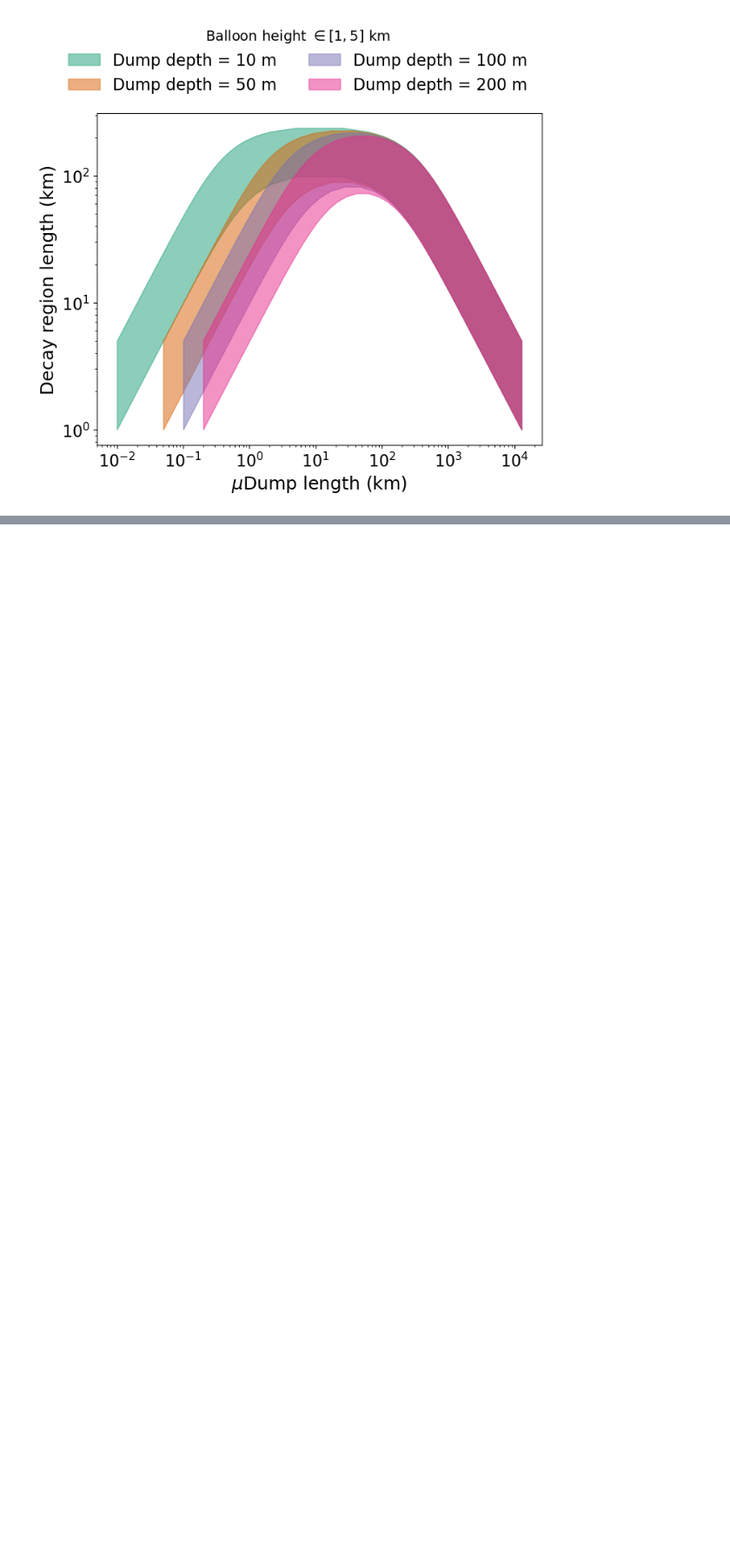
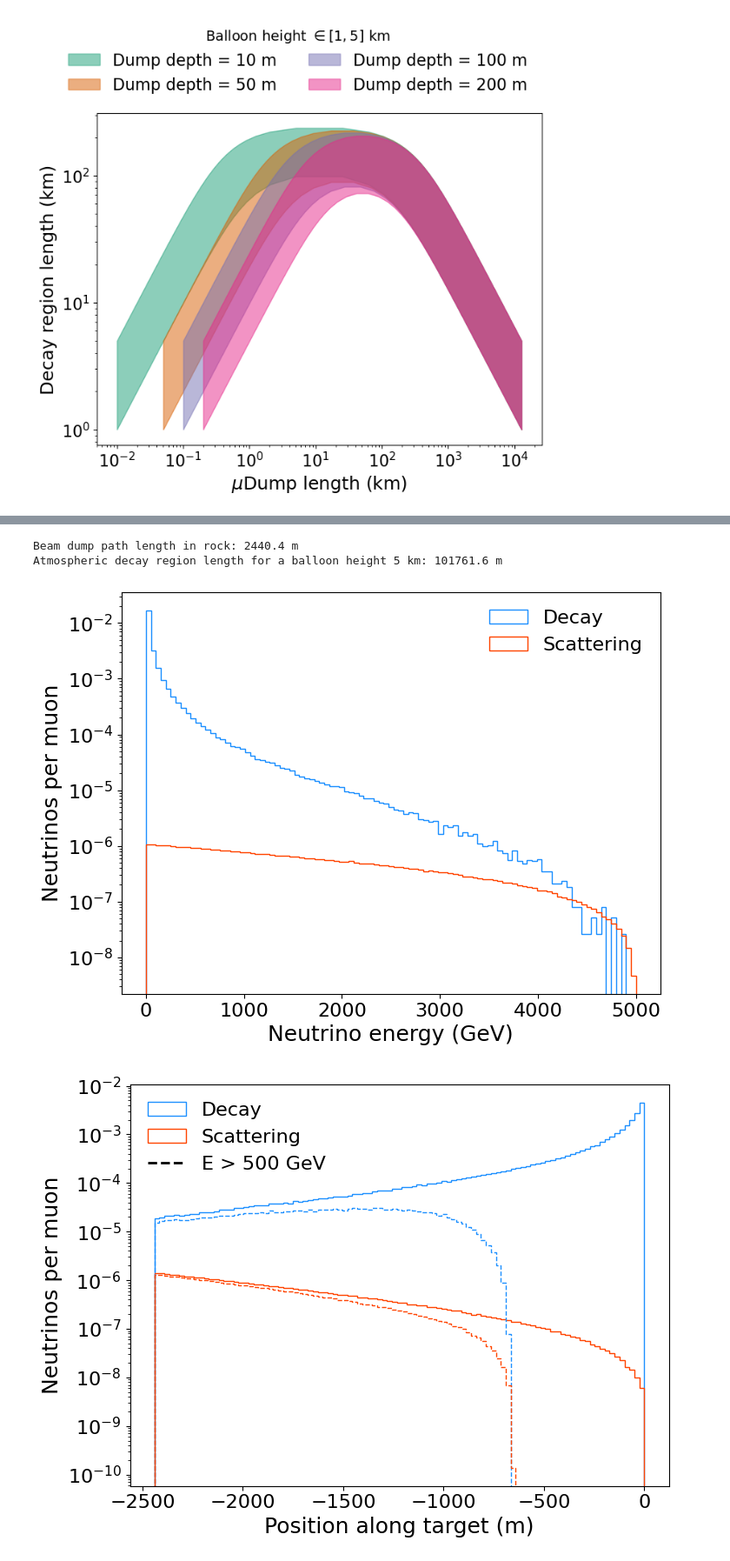
Before and after one commit to nickkamp1/NeutrinoFactoryHNL, a Jupyter notebook: BalloonSandbox.ipynb, the cells around one changed output, grey strips where cells are left out. Shown at 87% size. Drawn from its saved outputs; the diff is of its cells as text; code cells hidden in the pictures; blank space fills up the shorter version.

```diff
--- a/BalloonSandbox.ipynb
+++ b/BalloonSandbox.ipynb
@@ -679,0 +754,54 @@ plt.show()
+# %%
+geom = HNLFluxGeometry(
+        E_mu=5000,
+        dump_depth=100,
+        dump_angle = 1.53
+        )
+# %% [output]
+Beam dump path length in rock: 2440.4 m
+Atmospheric decay region length for a balloon height 5 km: 101761.6 m
+# %%
+m_N = 0
+N_samples = 1000000
+samples_decay = geom.sample_production_points_weighted(m_N,1,N_samples,mode='decay')
+samples_scatter = geom.sample_production_points_weighted(m_N,1,N_samples,mode='scattering')
+muon_energy_decay = muon_energy_in_earth(geom.E_mu, samples_decay[0][:,2]+geom.L_target)
+muon_energy_scatter = muon_energy_in_earth(geom.E_mu, samples_scatter[0][:,2]+geom.L_target)
+
+kinematics_decay = geom.sample_kinematics(muon_energy_decay, m_N=None, mode="decay")
+kinematics_scatter = geom.sample_kinematics(muon_energy_scatter, m_N=None, mode="scattering")
+# %%
+Ethresh = 500
+
+plt.hist(kinematics_decay[0],bins=np.linspace(0,5000,100),weights=samples_decay[2]*np.ones_like(samples_decay[0][:,-1])/N_samples,label='Decay',histtype='step',color="dodgerblue")
+plt.hist(kinematics_scatter[0],bins=np.linspace(0,5000,100),weights=samples_scatter[2]*np.ones_like(samples_scatter[0][:,-1])/N_samples,label='Scattering',histtype='step',color="orangered")
+plt.semilogy()
+plt.xlabel("Neutrino energy (GeV)")
+plt.ylabel("Neutrinos per muon")
+plt.legend()
+plt.show()
+
+plt.hist(samples_decay[0][:,-1],bins=np.linspace(-geom.L_target,0,100),weights=samples_decay[2]*np.ones_like(samples_decay[0][:,-1])/N_samples,label='Decay',histtype='step',color="dodgerblue")
+plt.hist(samples_scatter[0][:,-1],bins=np.linspace(-geom.L_target,0,100),weights=samples_scatter[2]*np.ones_like(samples_scatter[0][:,-1])/N_samples,label='Scattering',histtype='step',color="orangered")
+plt.hist(samples_decay[0][:,-1],bins=np.linspace(-geom.L_target,0,100),weights=samples_decay[2]*np.array(kinematics_decay[0]>Ethresh)/N_samples,histtype='step',color="dodgerblue",ls="--")
+plt.hist(samples_scatter[0][:,-1],bins=np.linspace(-geom.L_target,0,100),weights=samples_scatter[2]*np.array(kinematics_scatter[0]>Ethresh)/N_samples,histtype='step',color="orangered",ls="--")
+plt.plot([],[],color="black",ls="--",label="E > {} GeV".format(Ethresh))
+plt.semilogy()
+plt.xlabel("Position along target (m)")
+plt.ylabel("Neutrinos per muon")
+plt.legend()
+plt.show()
+
+plt.hist(np.arccos(kinematics_decay[1][:,-1])*1e3,bins=np.logspace(-4,4,100),weights=samples_decay[2]*np.array(kinematics_decay[0]>0)/N_samples,label='Decay',histtype='step')
+plt.hist(np.arccos(kinematics_scatter[1][:,-1])*1e3,bins=np.logspace(-4,4,100),weights=samples_scatter[2]*np.ones(N_samples)/N_samples*np.array(kinematics_scatter[0]>0),label='Scattering',histtype='step')
+plt.hist(np.arccos(kinematics_decay[1][:,-1])*1e3,bins=np.logspace(-4,4,100),weights=samples_decay[2]*np.array(kinematics_decay[0]>Ethresh)/N_samples,histtype='step',linestyle='--')
+plt.hist(np.arccos(kinematics_scatter[1][:,-1])*1e3,bins=np.logspace(-4,4,100),weights=samples_scatter[2]*np.ones(N_samples)/N_samples*np.array(kinematics_scatter[0]>Ethresh),histtype='step',linestyle='--')
+plt.plot([],[],color="black",ls="--",label="E > {} GeV".format(Ethresh))
+plt.loglog()
+plt.xlabel("Neutrino angle (mrad)")
+plt.ylabel("Neutrinos per muon")
+plt.legend()
+plt.show()
+# %% [output]
+[figure, added]
+[figure, added]
```
Also changed, not shown: parts of 6 cells of this notebook, 9 other files.
